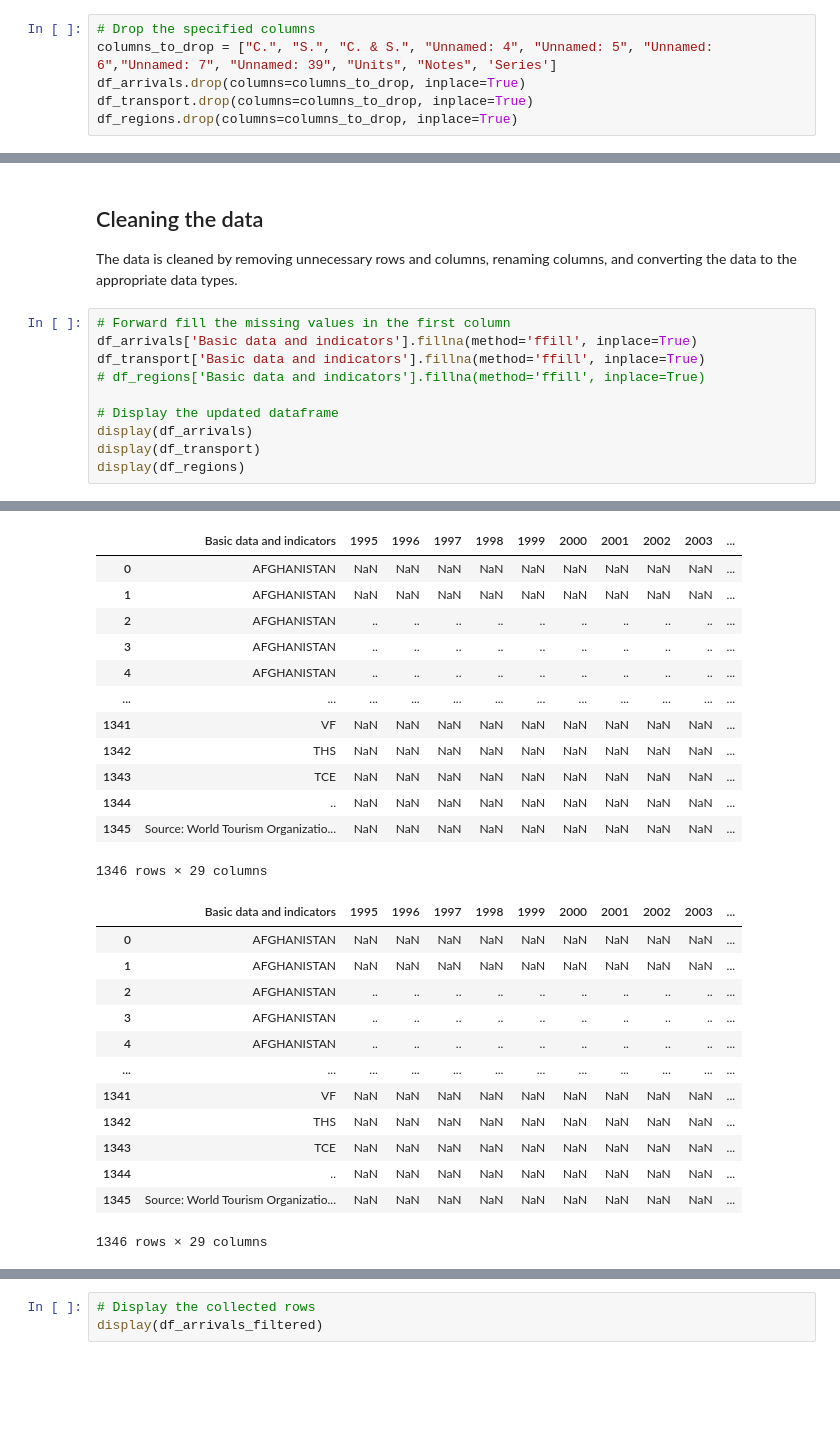
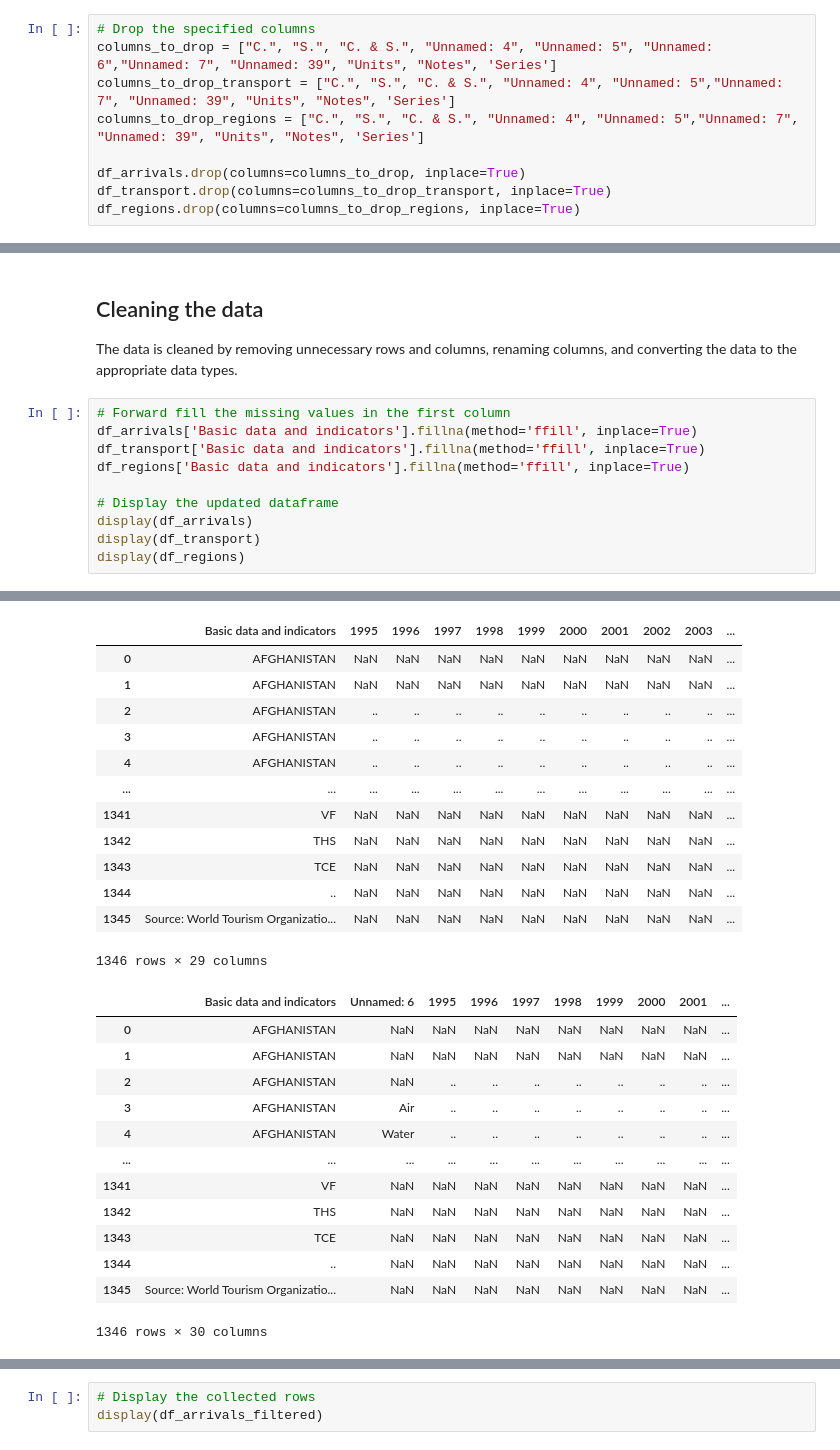
Before and after one commit to scottstossel/datasci-209-final-project, a Jupyter notebook: notebooks/Tourism_data_cleaning.ipynb, the cells around one changed output, grey strips where cells are left out. Cells and saved outputs as stored; diff of their text form; blank space fills up the shorter version.

Commit message:
Updates the 'Inbound Tourism-Transport' dataframe. And adds the 'Inbound Tourism-Region' dataframe.
Also adds the cleaned version of the sheets needed for analysis.

```diff
--- a/notebooks/Tourism_data_cleaning.ipynb
+++ b/notebooks/Tourism_data_cleaning.ipynb
@@ -170,9 +129,12 @@ display(df_regions)
 # %%
 # Drop the specified columns
 columns_to_drop = ["C.", "S.", "C. & S.", "Unnamed: 4", "Unnamed: 5", "Unnamed: 6","Unnamed: 7", "Unnamed: 39", "Units", "Notes", 'Series']
+columns_to_drop_transport = ["C.", "S.", "C. & S.", "Unnamed: 4", "Unnamed: 5","Unnamed: 7", "Unnamed: 39", "Units", "Notes", 'Series']
+columns_to_drop_regions = ["C.", "S.", "C. & S.", "Unnamed: 4", "Unnamed: 5","Unnamed: 7", "Unnamed: 39", "Units", "Notes", 'Series']
+
 df_arrivals.drop(columns=columns_to_drop, inplace=True)
-df_transport.drop(columns=columns_to_drop, inplace=True)
-df_regions.drop(columns=columns_to_drop, inplace=True)
+df_transport.drop(columns=columns_to_drop_transport, inplace=True)
+df_regions.drop(columns=columns_to_drop_regions, inplace=True)
 # %%
 # Display the updated dataframe
 display(df_arrivals)
@@ -231,7 +193,7 @@ The data is cleaned by removing unnecessary rows and columns, renaming columns,
 # Forward fill the missing values in the first column
 df_arrivals['Basic data and indicators'].fillna(method='ffill', inplace=True)
 df_transport['Basic data and indicators'].fillna(method='ffill', inplace=True)
-# df_regions['Basic data and indicators'].fillna(method='ffill', inplace=True)
+df_regions['Basic data and indicators'].fillna(method='ffill', inplace=True)
 
 # Display the updated dataframe
 display(df_arrivals)
@@ -253,26 +221,26 @@ For example, when doing 'df[col].method(value, inplace=True)', try using 'df.met
 |  | Basic data and indicators | 1995 | 1996 | 1997 | 1998 | 1999 | 2000 | 2001 | 2002 | 2003 | ... |
 | 0 | AFGHANISTAN | NaN | NaN | NaN | NaN | NaN | NaN | NaN | NaN | NaN | ... |
 | 1 | AFGHANISTAN | NaN | NaN | NaN | NaN | NaN | NaN | NaN | NaN | NaN | ... |
 | 2 | AFGHANISTAN | .. | .. | .. | .. | .. | .. | .. | .. | .. | ... |
 | 3 | AFGHANISTAN | .. | .. | .. | .. | .. | .. | .. | .. | .. | ... |
 | 4 | AFGHANISTAN | .. | .. | .. | .. | .. | .. | .. | .. | .. | ... |
 | ... | ... | ... | ... | ... | ... | ... | ... | ... | ... | ... | ... |
 | 1341 | VF | NaN | NaN | NaN | NaN | NaN | NaN | NaN | NaN | NaN | ... |
 | 1342 | THS | NaN | NaN | NaN | NaN | NaN | NaN | NaN | NaN | NaN | ... |
 | 1343 | TCE | NaN | NaN | NaN | NaN | NaN | NaN | NaN | NaN | NaN | ... |
 | 1344 | .. | NaN | NaN | NaN | NaN | NaN | NaN | NaN | NaN | NaN | ... |
 | 1345 | Source: World Tourism Organizatio... | NaN | NaN | NaN | NaN | NaN | NaN | NaN | NaN | NaN | ... |
 1346 rows × 29 columns
-|  | Basic data and indicators | 1995 | 1996 | 1997 | 1998 | 1999 | 2000 | 2001 | 2002 | 2003 | ... |
-| 0 | AFGHANISTAN | NaN | NaN | NaN | NaN | NaN | NaN | NaN | NaN | NaN | ... |
-| 1 | AFGHANISTAN | NaN | NaN | NaN | NaN | NaN | NaN | NaN | NaN | NaN | ... |
-| 2 | AFGHANISTAN | .. | .. | .. | .. | .. | .. | .. | .. | .. | ... |
-| 3 | AFGHANISTAN | .. | .. | .. | .. | .. | .. | .. | .. | .. | ... |
-| 4 | AFGHANISTAN | .. | .. | .. | .. | .. | .. | .. | .. | .. | ... |
-| ... | ... | ... | ... | ... | ... | ... | ... | ... | ... | ... | ... |
-| 1341 | VF | NaN | NaN | NaN | NaN | NaN | NaN | NaN | NaN | NaN | ... |
-| 1342 | THS | NaN | NaN | NaN | NaN | NaN | NaN | NaN | NaN | NaN | ... |
-| 1343 | TCE | NaN | NaN | NaN | NaN | NaN | NaN | NaN | NaN | NaN | ... |
-| 1344 | .. | NaN | NaN | NaN | NaN | NaN | NaN | NaN | NaN | NaN | ... |
-| 1345 | Source: World Tourism Organizatio... | NaN | NaN | NaN | NaN | NaN | NaN | NaN | NaN | NaN | ... |
+|  | Basic data and indicators | Unnamed: 6 | 1995 | 1996 | 1997 | 1998 | 1999 | 2000 | 2001 | ... |
+| 0 | AFGHANISTAN | NaN | NaN | NaN | NaN | NaN | NaN | NaN | NaN | ... |
+| 1 | AFGHANISTAN | NaN | NaN | NaN | NaN | NaN | NaN | NaN | NaN | ... |
+| 2 | AFGHANISTAN | NaN | .. | .. | .. | .. | .. | .. | .. | ... |
+| 3 | AFGHANISTAN | Air | .. | .. | .. | .. | .. | .. | .. | ... |
+| 4 | AFGHANISTAN | Water | .. | .. | .. | .. | .. | .. | .. | ... |
+| ... | ... | ... | ... | ... | ... | ... | ... | ... | ... | ... |
+| 1341 | VF | NaN | NaN | NaN | NaN | NaN | NaN | NaN | NaN | ... |
+| 1342 | THS | NaN | NaN | NaN | NaN | NaN | NaN | NaN | NaN | ... |
+| 1343 | TCE | NaN | NaN | NaN | NaN | NaN | NaN | NaN | NaN | ... |
+| 1344 | .. | NaN | NaN | NaN | NaN | NaN | NaN | NaN | NaN | ... |
+| 1345 | Source: World Tourism Organizatio... | NaN | NaN | NaN | NaN | NaN | NaN | NaN | NaN | ... |
-1346 rows × 29 columns
+1346 rows × 30 columns
```
Also changed, not shown: parts of 22 cells of this notebook, 3 other files.
